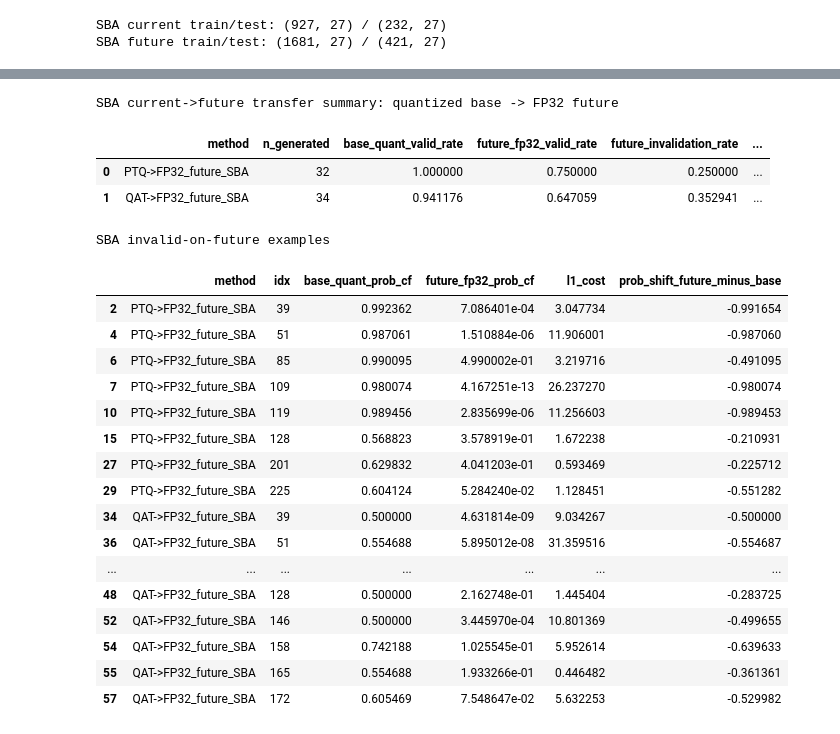
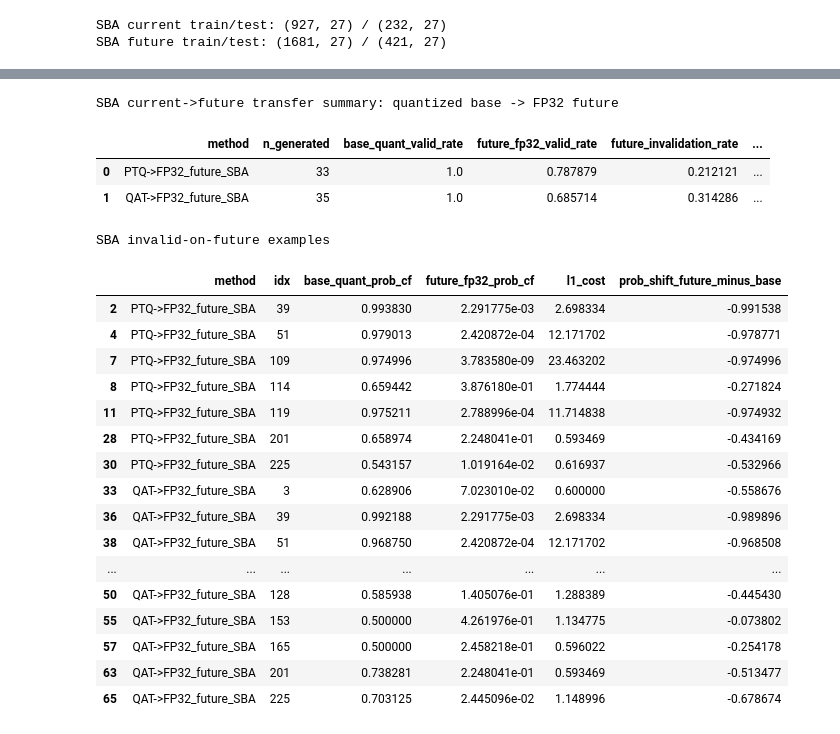
Before and after one commit to HashirA123/quantized_recourse, a Jupyter notebook: experiments.ipynb, the cells around one changed output, grey strips where cells are left out. Drawn from its saved outputs; the diff is of its cells as text; code cells hidden in the pictures.

```diff
--- a/experiments.ipynb
+++ b/experiments.ipynb
@@ -1010,7 +1010,7 @@ ptq_generated_german = run_quantized_base_generation(
 )
 qat_generated_german = run_quantized_base_generation(
     ger_qat_model,
-    ger_qat_float,
+    ger_source_fp32,
     gpair["Xb_test"],
     gpair["feature_min"],
     gpair["feature_max"],
@@ -1308,7 +1303,7 @@ sba_ptq_generated = run_quantized_base_generation(
 )
 sba_qat_generated = run_quantized_base_generation(
     sba_qat_model,
-    sba_qat_float,
+    sba_source_fp32,
     sbapair["Xc_test"],
     sbapair["feature_min"],
     sbapair["feature_max"],
@@ -1323,51 +1318,51 @@ sba_transfer_df = pd.concat([sba_ptq_eval_df, sba_qat_eval_df], ignore_index=Tru
 sba_summary_rows = []
 for tag, sub in sba_transfer_df.groupby("method"):
     sba_summary_rows.append(
         {
             "method": tag,
             "n_generated": len(sub),
             "base_quant_valid_rate": sub["base_quant_valid"].mean(),
             "future_fp32_valid_rate": sub["future_fp32_valid"].mean(),
             "future_invalidation_rate": 1.0 - sub["future_fp32_valid"].mean(),
             "invalid_on_future_rate": sub["invalid_on_future"].mean(),
             "mean_l1_cost": sub["l1_cost"].mean(),
             "mean_prob_shift": sub["prob_shift_future_minus_base"].mean(),
         }
     )
 
 sba_transfer_summary = pd.DataFrame(sba_summary_rows)
 print("SBA current->future transfer summary: quantized base -> FP32 future")
 display(sba_transfer_summary)
 
 print("SBA invalid-on-future examples")
 display(
     sba_transfer_df[sba_transfer_df["invalid_on_future"] == 1.0][
         ["method", "idx", "base_quant_prob_cf", "future_fp32_prob_cf", "l1_cost", "prob_shift_future_minus_base"]
     ].head(20)
 )
 # %% [output]
 SBA current->future transfer summary: quantized base -> FP32 future
 |  | method | n_generated | base_quant_valid_rate | future_fp32_valid_rate | future_invalidation_rate | ... |
-| 0 | PTQ->FP32_future_SBA | 32 | 1.000000 | 0.750000 | 0.250000 | ... |
-| 1 | QAT->FP32_future_SBA | 34 | 0.941176 | 0.647059 | 0.352941 | ... |
+| 0 | PTQ->FP32_future_SBA | 33 | 1.0 | 0.787879 | 0.212121 | ... |
+| 1 | QAT->FP32_future_SBA | 35 | 1.0 | 0.685714 | 0.314286 | ... |
 SBA invalid-on-future examples
 |  | method | idx | base_quant_prob_cf | future_fp32_prob_cf | l1_cost | prob_shift_future_minus_base |
-| 2 | PTQ->FP32_future_SBA | 39 | 0.992362 | 7.086401e-04 | 3.047734 | -0.991654 |
-| 4 | PTQ->FP32_future_SBA | 51 | 0.987061 | 1.510884e-06 | 11.906001 | -0.987060 |
-| 6 | PTQ->FP32_future_SBA | 85 | 0.990095 | 4.990002e-01 | 3.219716 | -0.491095 |
-| 7 | PTQ->FP32_future_SBA | 109 | 0.980074 | 4.167251e-13 | 26.237270 | -0.980074 |
-| 10 | PTQ->FP32_future_SBA | 119 | 0.989456 | 2.835699e-06 | 11.256603 | -0.989453 |
-| 15 | PTQ->FP32_future_SBA | 128 | 0.568823 | 3.578919e-01 | 1.672238 | -0.210931 |
-| 27 | PTQ->FP32_future_SBA | 201 | 0.629832 | 4.041203e-01 | 0.593469 | -0.225712 |
-| 29 | PTQ->FP32_future_SBA | 225 | 0.604124 | 5.284240e-02 | 1.128451 | -0.551282 |
-| 34 | QAT->FP32_future_SBA | 39 | 0.500000 | 4.631814e-09 | 9.034267 | -0.500000 |
-| 36 | QAT->FP32_future_SBA | 51 | 0.554688 | 5.895012e-08 | 31.359516 | -0.554687 |
+| 2 | PTQ->FP32_future_SBA | 39 | 0.993830 | 2.291775e-03 | 2.698334 | -0.991538 |
+| 4 | PTQ->FP32_future_SBA | 51 | 0.979013 | 2.420872e-04 | 12.171702 | -0.978771 |
+| 7 | PTQ->FP32_future_SBA | 109 | 0.974996 | 3.783580e-09 | 23.463202 | -0.974996 |
+| 8 | PTQ->FP32_future_SBA | 114 | 0.659442 | 3.876180e-01 | 1.774444 | -0.271824 |
+| 11 | PTQ->FP32_future_SBA | 119 | 0.975211 | 2.788996e-04 | 11.714838 | -0.974932 |
+| 28 | PTQ->FP32_future_SBA | 201 | 0.658974 | 2.248041e-01 | 0.593469 | -0.434169 |
+| 30 | PTQ->FP32_future_SBA | 225 | 0.543157 | 1.019164e-02 | 0.616937 | -0.532966 |
+| 33 | QAT->FP32_future_SBA | 3 | 0.628906 | 7.023010e-02 | 0.600000 | -0.558676 |
+| 36 | QAT->FP32_future_SBA | 39 | 0.992188 | 2.291775e-03 | 2.698334 | -0.989896 |
+| 38 | QAT->FP32_future_SBA | 51 | 0.968750 | 2.420872e-04 | 12.171702 | -0.968508 |
 | ... | ... | ... | ... | ... | ... | ... |
-| 48 | QAT->FP32_future_SBA | 128 | 0.500000 | 2.162748e-01 | 1.445404 | -0.283725 |
-| 52 | QAT->FP32_future_SBA | 146 | 0.500000 | 3.445970e-04 | 10.801369 | -0.499655 |
-| 54 | QAT->FP32_future_SBA | 158 | 0.742188 | 1.025545e-01 | 5.952614 | -0.639633 |
-| 55 | QAT->FP32_future_SBA | 165 | 0.554688 | 1.933266e-01 | 0.446482 | -0.361361 |
-| 57 | QAT->FP32_future_SBA | 172 | 0.605469 | 7.548647e-02 | 5.632253 | -0.529982 |
+| 50 | QAT->FP32_future_SBA | 128 | 0.585938 | 1.405076e-01 | 1.288389 | -0.445430 |
+| 55 | QAT->FP32_future_SBA | 153 | 0.500000 | 4.261976e-01 | 1.134775 | -0.073802 |
+| 57 | QAT->FP32_future_SBA | 165 | 0.500000 | 2.458218e-01 | 0.596022 | -0.254178 |
+| 63 | QAT->FP32_future_SBA | 201 | 0.738281 | 2.248041e-01 | 0.593469 | -0.513477 |
+| 65 | QAT->FP32_future_SBA | 225 | 0.703125 | 2.445096e-02 | 1.148996 | -0.678674 |
 # %%
 # SBA plots: validity, invalidation, probability shift, and labeled L1 histogram
 fig, axes = plt.subplots(1, 3, figsize=(16, 4))
```
Also changed, not shown: parts of 19 cells of this notebook, 7 other files.
